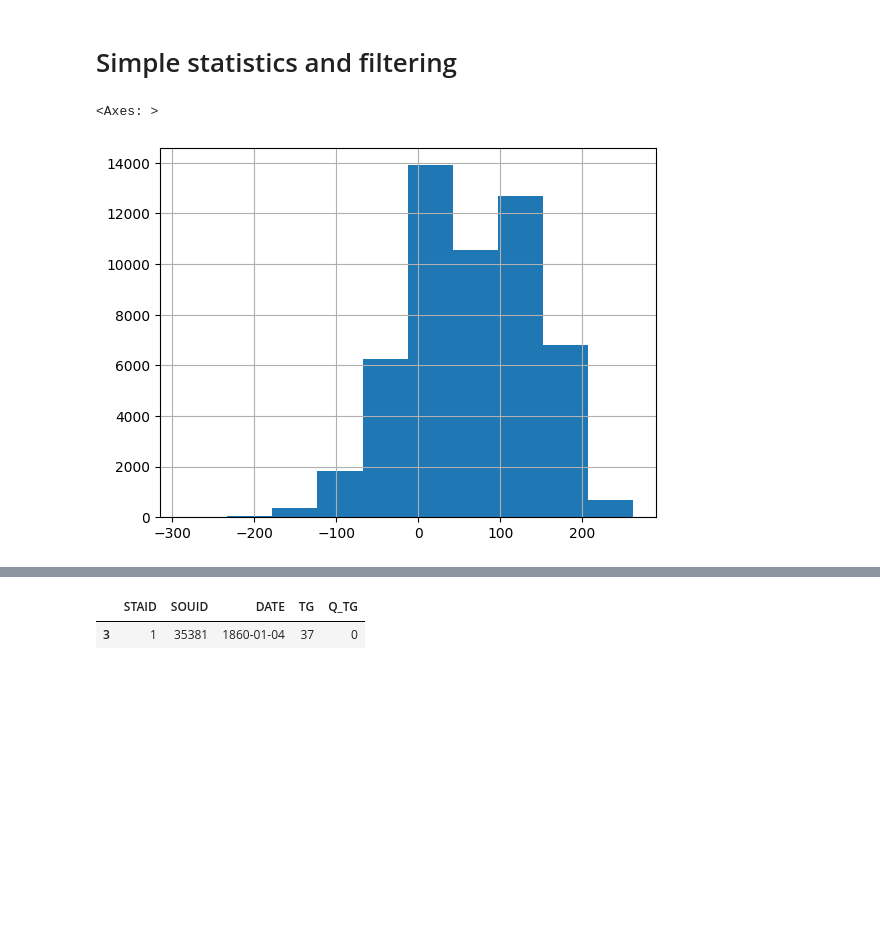
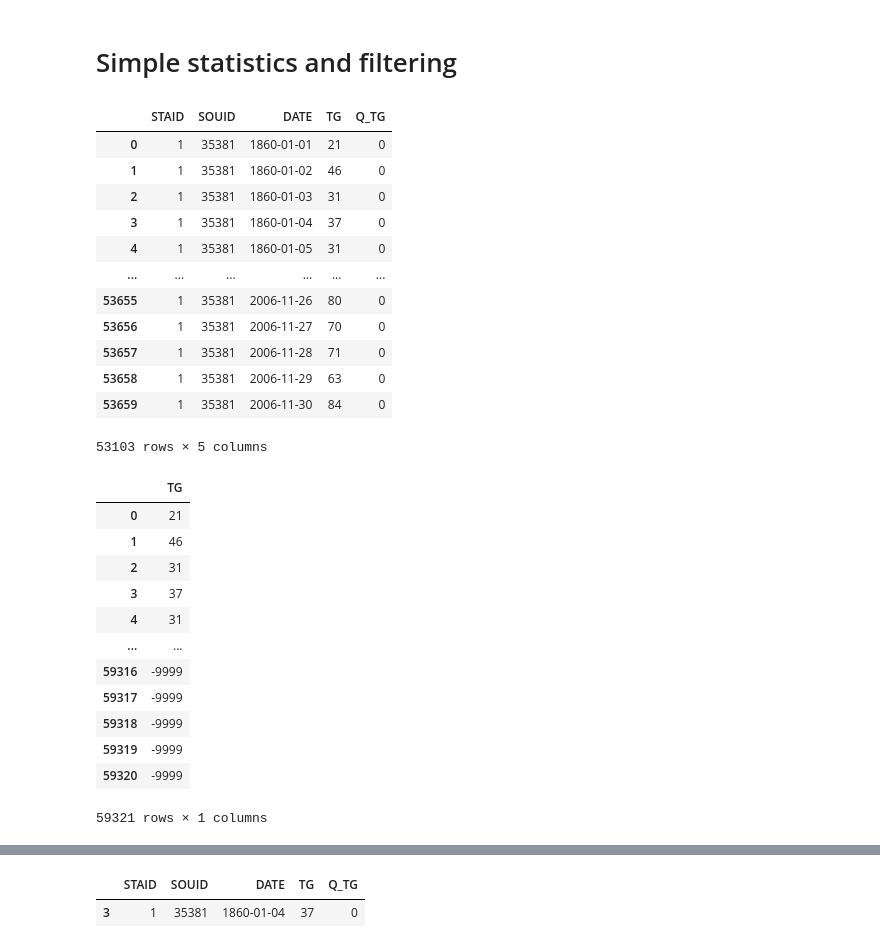
Before and after one commit to nguyenbuitk/python-script, a Jupyter notebook: app06_weather_api/tutorial.ipynb, the cells around one changed output, grey strips where cells are left out. Cells and saved outputs as stored; diff of their text form; code cells hidden in the pictures; blank space fills up the shorter version.

```diff
--- a/app06_weather_api/tutorial.ipynb
+++ b/app06_weather_api/tutorial.ipynb
@@ -48,7 +62,33 @@ df[['   TG', '    DATE', ' Q_TG']]
 # %%
 # This line filters the DataFrame to exclude rows where the value in the ' TG' column is -9999
 df.loc[df['   TG'] != -9999]
-df.loc[df['   TG'] != -9999]['   TG'].hist()
 # %% [output]
+|  | STAID | SOUID | DATE | TG | Q_TG |
+| 0 | 1 | 35381 | 1860-01-01 | 21 | 0 |
+| 1 | 1 | 35381 | 1860-01-02 | 46 | 0 |
+| 2 | 1 | 35381 | 1860-01-03 | 31 | 0 |
+| 3 | 1 | 35381 | 1860-01-04 | 37 | 0 |
+| 4 | 1 | 35381 | 1860-01-05 | 31 | 0 |
+| ... | ... | ... | ... | ... | ... |
+| 53655 | 1 | 35381 | 2006-11-26 | 80 | 0 |
+| 53656 | 1 | 35381 | 2006-11-27 | 70 | 0 |
+| 53657 | 1 | 35381 | 2006-11-28 | 71 | 0 |
+| 53658 | 1 | 35381 | 2006-11-29 | 63 | 0 |
+| 53659 | 1 | 35381 | 2006-11-30 | 84 | 0 |
-<Axes: >
+53103 rows × 5 columns
-[figure, removed]
+# %%
+df.loc[:, ['   TG']]
+# %% [output]
+|  | TG |
+| 0 | 21 |
+| 1 | 46 |
+| 2 | 31 |
+| 3 | 37 |
+| 4 | 31 |
+| ... | ... |
+| 59316 | -9999 |
+| 59317 | -9999 |
+| 59318 | -9999 |
+| 59319 | -9999 |
+| 59320 | -9999 |
+59321 rows × 1 columns
```
Also changed, not shown: parts of 4 cells of this notebook, 4 other files.
